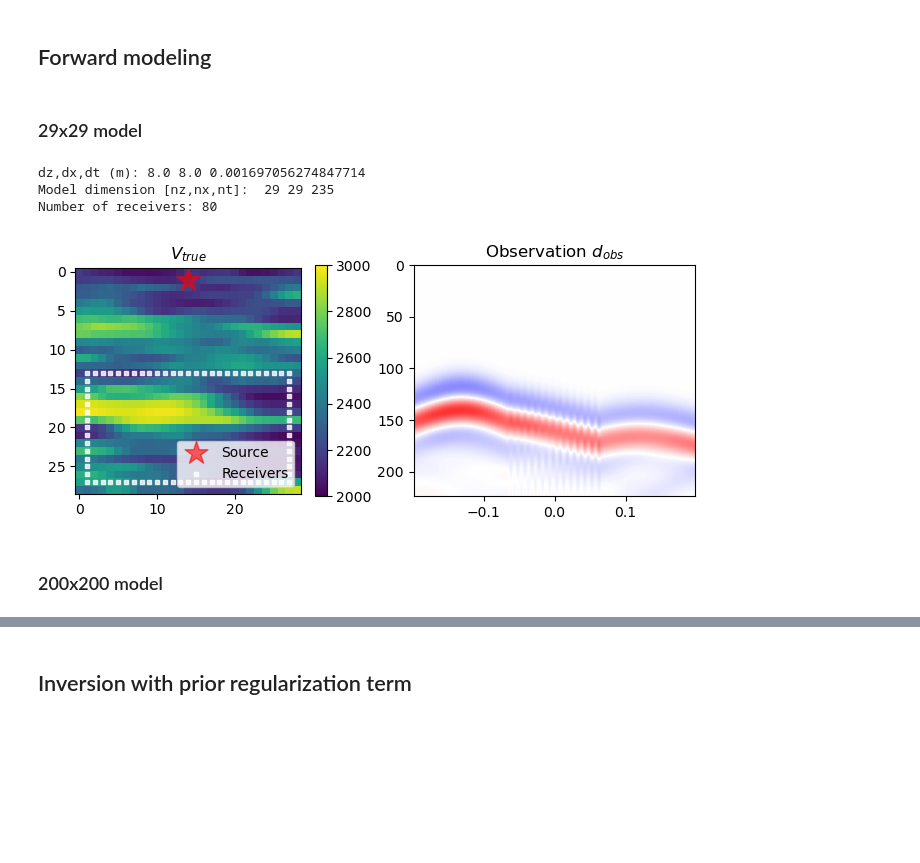
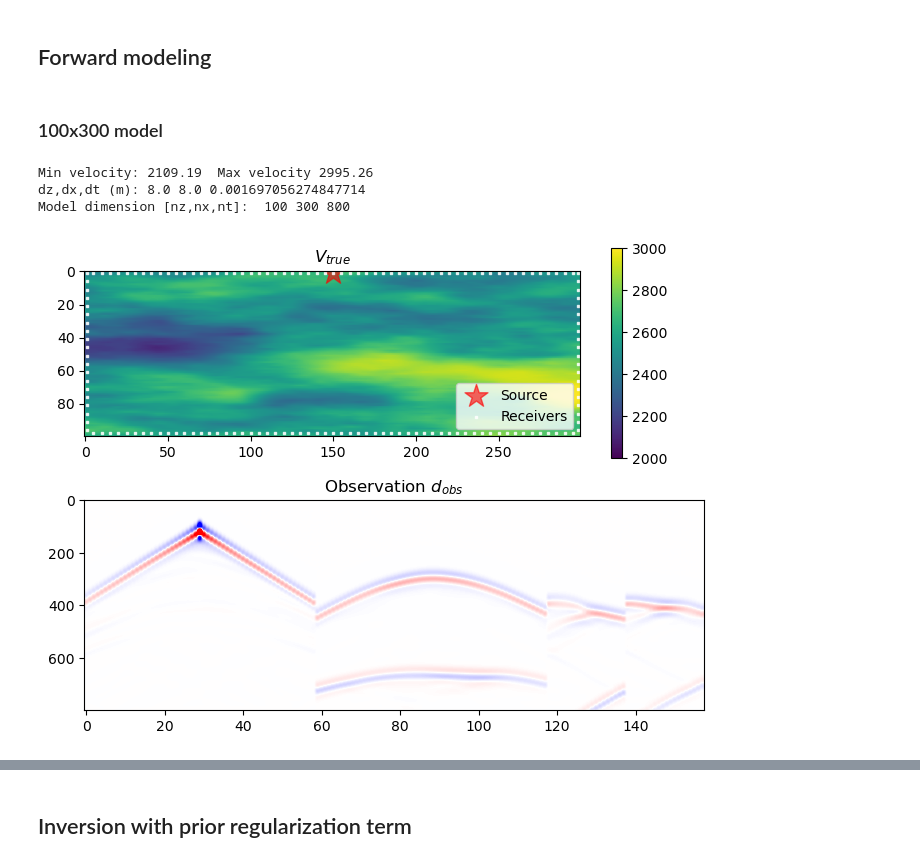
Before and after one commit to medicinely/fwi, a Jupyter notebook: fwi_u_vaiational_SVGD_matrix.ipynb, the cells around one changed output, grey strips where cells are left out. Saved outputs shown, nothing was run; the diff lists cells and outputs as text; code cells hidden in the pictures; blank space fills up the shorter version.

```diff
--- a/fwi_u_vaiational_SVGD_matrix.ipynb
+++ b/fwi_u_vaiational_SVGD_matrix.ipynb
@@ -22,6 +22,7 @@ labelsize = 16
 
 from scipy.optimize import minimize
 from func.propagation_matrix import prop2d, defmodel, J, second_order_derivative
+from func.velocity_model import gaussian2d
 
 import tensorflow as tf
 import tensorflow_probability as tfp
@@ -144,9 +145,9 @@ def receiver_position(setup):
     zxrec4 = np.vstack((receivers_width, np.full(nrec, nz-zxsrc[0]-1)//2)) # Right
     zxrec = np.hstack((zxrec1,zxrec2,zxrec3,zxrec4))
 
-  zxrec = np.unique(zxrec,axis=1)
+  zxrec, indices = np.unique(zxrec,return_index=True,axis=1)
 
-  return zxrec
+  return zxrec[:, np.argsort(indices)]
 
 
 def sample_from_Qmat(Qmat, num_samples):
@@ -173,66 +194,66 @@ Your kernel may have been built without NUMA support.
 # %% [markdown]
 ## Forward modeling
 # %% [markdown]
-### 29x29 model
+### 100x300 model
 # %%
-# Model size (nz,nx) = (29,29)
+# Model size (nz,nx) = (200,200)
+
 import pickle
 # load data
-filename = './data/u_29'
+filename = './data/u_300'
 infile = open(filename, 'rb')
 u_ref = pickle.load(infile)
 infile.close()
 
-filename = './data/Q_29'
+filename = './data/Q_300'
 infile = open(filename, 'rb')
-Q = pickle.load(infile)
+Q = pickle.load(infile).astype('float32')
+Q.astype('float32')
 infile.close()
 
 # Initialize the model axis az, ax, at
-nz,nx,nt = 29,29,235
-vmin,vmax=2000,3000
-izsrc, ixsrc = [1], [nx//2]
-next = 10
+nz,nx,nt = 100,300,800
+vmin,vmax = 2000,3000
+izsrc, ixsrc = [nz//100], [nx//2]
+next = 100
 
-# v_ref = gaussian2d(ranges=[20,5],variance=50,nx=[nz,nx],param=1,mean=2500)
-# u_ref, Q = gaussian2d(ranges = [20,5],param=1,nx=[nz,nx],variance=1,mean=0)
-u_ref = u_ref.flatten()
+# u_ref, Q = gaussian2d(ranges = [100,20],param=1,nx=[nz,nx],variance=1,mean=0)
 v_ref = f(u_ref)
+print("Min velocity: %.2f " % v_ref.min()+" Max velocity %.2f" % v_ref.max())
 
 az, ax, at, next, wsrc, zxsrc = defmodel(
                       vmin=vmin, vmax=vmax, fmax=25, # key parameters
                       nz=nz, nx=nx, nt=nt, # number of indices
                       izsrc=izsrc, ixsrc=ixsrc,  # define source coordinates z, x
                       ext=next)
-dz,dx,dt = az[1]-az[0], ax[1]-ax[0], at[1]-at[0]
+
+dz,dx,dt = az[1]-az[0],ax[1]-ax[0],at[1]-at[0]
 # check_model(v=v_ref, vmin=vmin, vmax=vmax)
 # Set receiver z and x coordinates
-interv = 1 # interval between receivers
+interv = 5 # interval between receivers
+
 receivers_width = np.append(np.arange(zxsrc[1][0],0,-interv)[::-1][:-1], #left
-							np.arange(zxsrc[1][0],nx-1,interv)) #right
-nrec = len(receivers_width)
-zxrec = receiver_position(3)
-print("Number of receivers:", len(zxrec.flatten())//2)
-# d_obs = simulate_obs(f(u_ref).resh, wsrc, zxsrc, at, az, ax, next, zxrec)
-p = prop2d(wsrc,zxsrc,v_ref.reshape(nz,nx),at,az,ax,next,device)
-d_obs = p[zxrec[0], zxrec[1], :]
+							np.arange(zxsrc[1][0],nx,interv)) #right
+receivers_height = np.arange(izsrc[0],nz-izsrc[0],interv) # down
 
-plt.figure(figsize=(8,3))
-plt.subplot(1,2,1)
+zxrec = receiver_position(1)
+
+p, d_obs = prop2d(wsrc,zxsrc,zxrec,v_ref.reshape(nz,nx),at,az,ax,next,device)
+
+plt.figure(figsize=(8,6), dpi=100)
+plt.subplot(2,1,1)
 plt.imshow(v_ref.reshape((nz,nx)),vmin=2000,vmax=3000)
 plt.colorbar()
 plt.scatter(zxsrc[1,:],zxsrc[0,:],marker='*',color='r',s=300,alpha=0.6,label="Source")
-plt.scatter(zxrec[1,:],zxrec[0,:],marker='s',color='w',s=5,alpha=0.8,label="Receivers")
+plt.scatter(zxrec[1,:],zxrec[0,:],marker='s',color='w',s=1,alpha=0.8,label="Receivers")
 plt.legend(loc='lower right')
 plt.title("$V_{true}$")
-plt.subplot(1,2,2)
-plt.imshow(d_obs.T,cmap='bwr',vmin=-10,vmax=10,extent=[at[0], at[-1], az[-1], az[0]], aspect='auto')
+plt.subplot(2,1,2)
+plt.imshow(d_obs.T,cmap='bwr',vmin=-10,vmax=10, aspect='auto')
 plt.title("Observation $d_{obs}$")
 plt.show()
 # %% [output]
+Min velocity: 2109.19  Max velocity 2995.26
 dz,dx,dt (m): 8.0 8.0 0.001697056274847714
-Model dimension [nz,nx,nt]:  29 29 235
-Number of receivers: 80
+Model dimension [nz,nx,nt]:  100 300 800
-[figure, old version]
+[figure, new version]
-# %% [markdown]
-### 200x200 model
```
Also changed, not shown: parts of 9 cells of this notebook, 6 other files.
